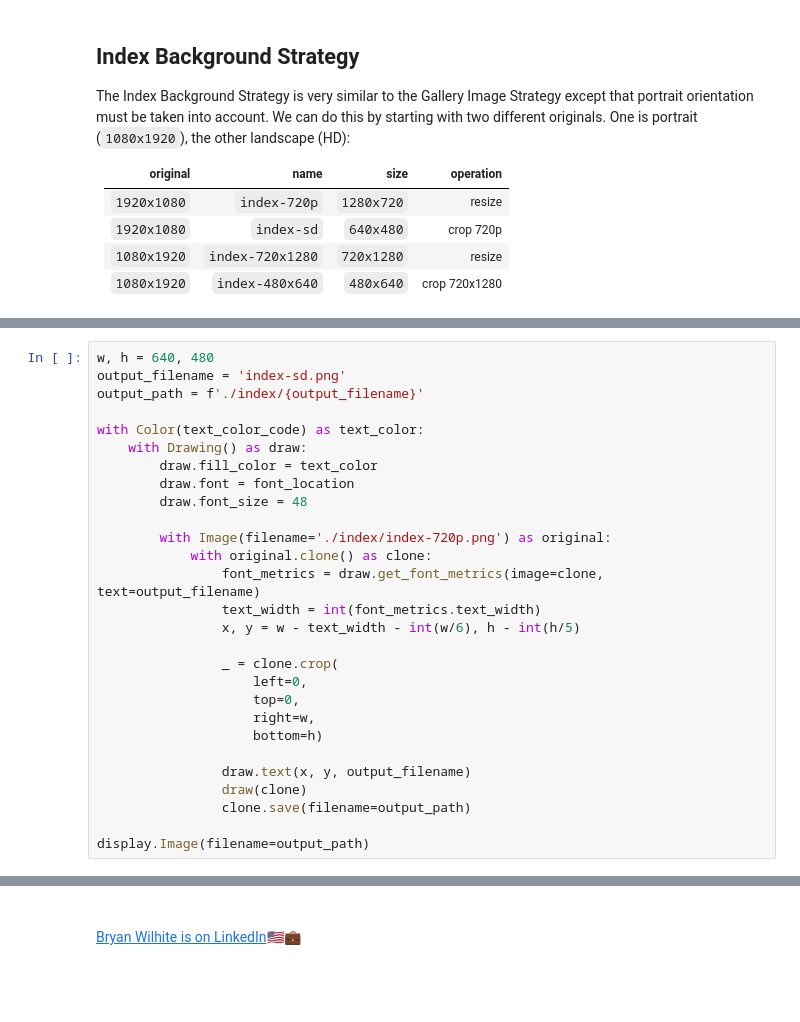
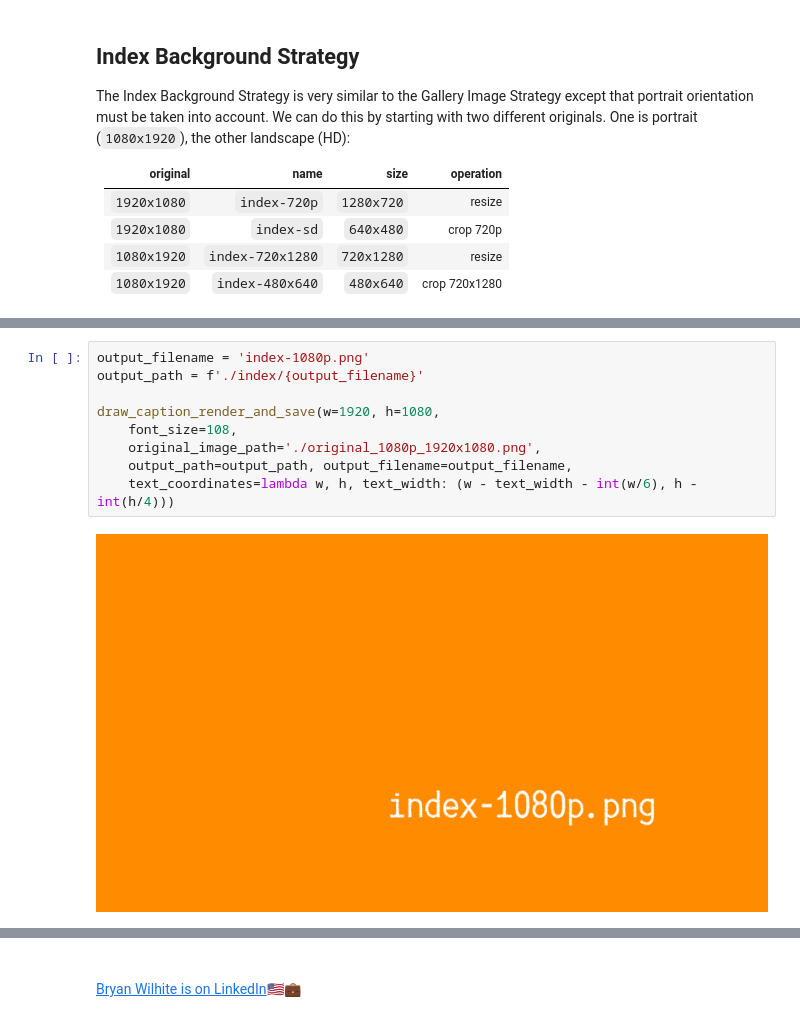
Before and after one commit to BryanWilhite/jupyter-central, a Jupyter notebook: wand-responsive-images/generating-responsive-images.ipynb, the cells around one changed output, grey strips where cells are left out. Cells and saved outputs as stored; diff of their text form; blank space fills up the shorter version.

```diff
--- a/wand-responsive-images/generating-responsive-images.ipynb
+++ b/wand-responsive-images/generating-responsive-images.ipynb
@@ -336,28 +208,0 @@ True
-# %%
-w, h = 640, 480
-output_filename = 'index-sd.png'
-output_path = f'./index/{output_filename}'
-
-with Color(text_color_code) as text_color:
-    with Drawing() as draw:
-        draw.fill_color = text_color
-        draw.font = font_location
-        draw.font_size = 48
-
-        with Image(filename='./index/index-720p.png') as original:
-            with original.clone() as clone:
-                font_metrics = draw.get_font_metrics(image=clone, text=output_filename)
-                text_width = int(font_metrics.text_width)
-                x, y = w - text_width - int(w/6), h - int(h/5)
-
-                _ = clone.crop(
-                    left=0,
-                    top=0,
-                    right=w,
-                    bottom=h)
-
-                draw.text(x, y, output_filename)
-                draw(clone)
-                clone.save(filename=output_path)
-
-display.Image(filename=output_path)
@@ -365,0 +209,11 @@ display.Image(filename=output_path)
+# %%
+output_filename = 'index-1080p.png'
+output_path = f'./index/{output_filename}'
+
+draw_caption_render_and_save(w=1920, h=1080,
+    font_size=108,
+    original_image_path='./original_1080p_1920x1080.png',
+    output_path=output_path, output_filename=output_filename,
+    text_coordinates=lambda w, h, text_width: (w - text_width - int(w/6), h - int(h/4)))
+# %% [output]
+[figure, added]
```
Also changed, not shown: parts of 18 cells of this notebook, 14 other files.
